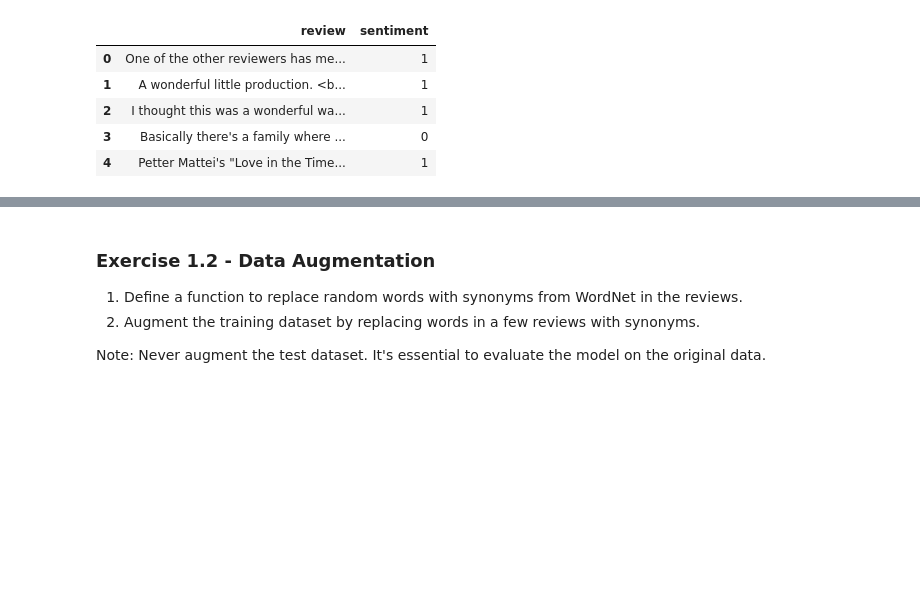
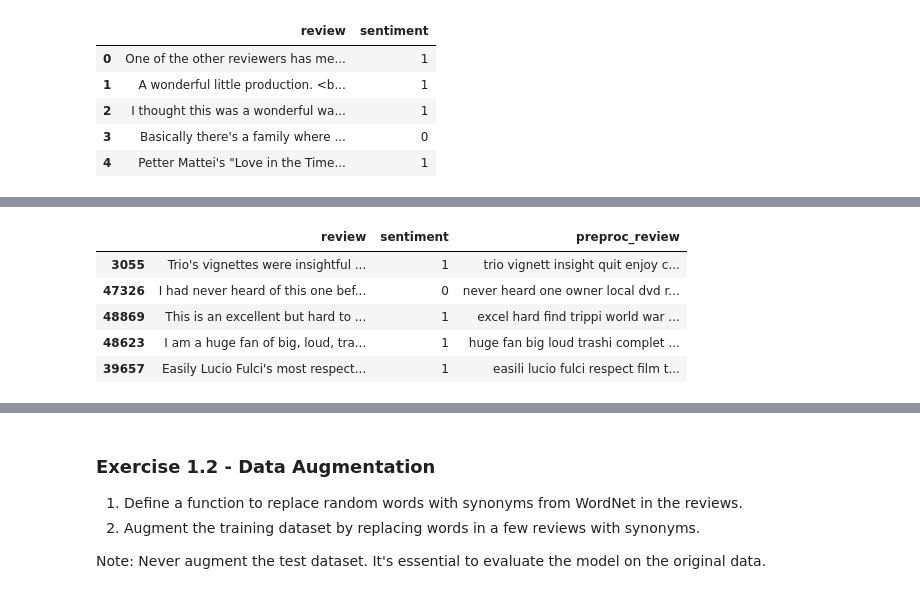
Before and after one commit to LCDA-UCP/dl_with_pytorch, a Jupyter notebook: exercises/session15-16-17/rnn_imdb_exercises.ipynb, the cells around one changed output, grey strips where cells are left out. Cells and saved outputs as stored; diff of their text form; code cells hidden in the pictures; blank space fills up the shorter version.

```diff
--- a/exercises/session15-16-17/rnn_imdb_exercises.ipynb
+++ b/exercises/session15-16-17/rnn_imdb_exercises.ipynb
@@ -55,6 +57,8 @@ df.head()
 | 3 | Basically there's a family where ... | 0 |
 | 4 | Petter Mattei's "Love in the Time... | 1 |
 # %%
+
 from sklearn.model_selection import train_test_split
 
-train,test
+train, test = train_test_split(df, test_size=25000, stratify=df['sentiment'], random_state=42)
+train.shape
@@ -63,2 +74,25 @@ train,test
 # %%
-# ...
+from nltk import PorterStemmer
+import nltk
+from nltk.corpus import stopwords
+import re
+
+nltk.download('stopwords')
+nltk.download('punkt')
+
+stop_words = set(stopwords.words('english'))
+
+stemmer = PorterStemmer()
+
+def preprocess_text(text):
+    text = text.lower()
+    text = re.sub(r'http\S+|www\S+|https\S+', '', text)
+    text = re.sub(r"\W+", " ", text)
+    text = re.sub(r"\d+", "", text)
+    tokens = [word for word in text.split()]
+    words = [word for word in tokens if word not in stop_words]
+    words = [stemmer.stem(word) for word in words]
+    return ' '.join(words)
+
+train['preproc_review'] = train['review'].apply(preprocess_text)
+test['preproc_review'] = test['review'].apply(preprocess_text)
@@ -65,3 +106,10 @@ train,test
 # %%
-# ...
+train.head()
+# %% [output]
+|  | review | sentiment | preproc_review |
+| 3055 | Trio's vignettes were insightful ... | 1 | trio vignett insight quit enjoy c... |
+| 47326 | I had never heard of this one bef... | 0 | never heard one owner local dvd r... |
+| 48869 | This is an excellent but hard to ... | 1 | excel hard find trippi world war ... |
+| 48623 | I am a huge fan of big, loud, tra... | 1 | huge fan big loud trashi complet ... |
+| 39657 | Easily Lucio Fulci's most respect... | 1 | easili lucio fulci respect film t... |
 # %%
```
Also changed, not shown: parts of 17 cells of this notebook.
